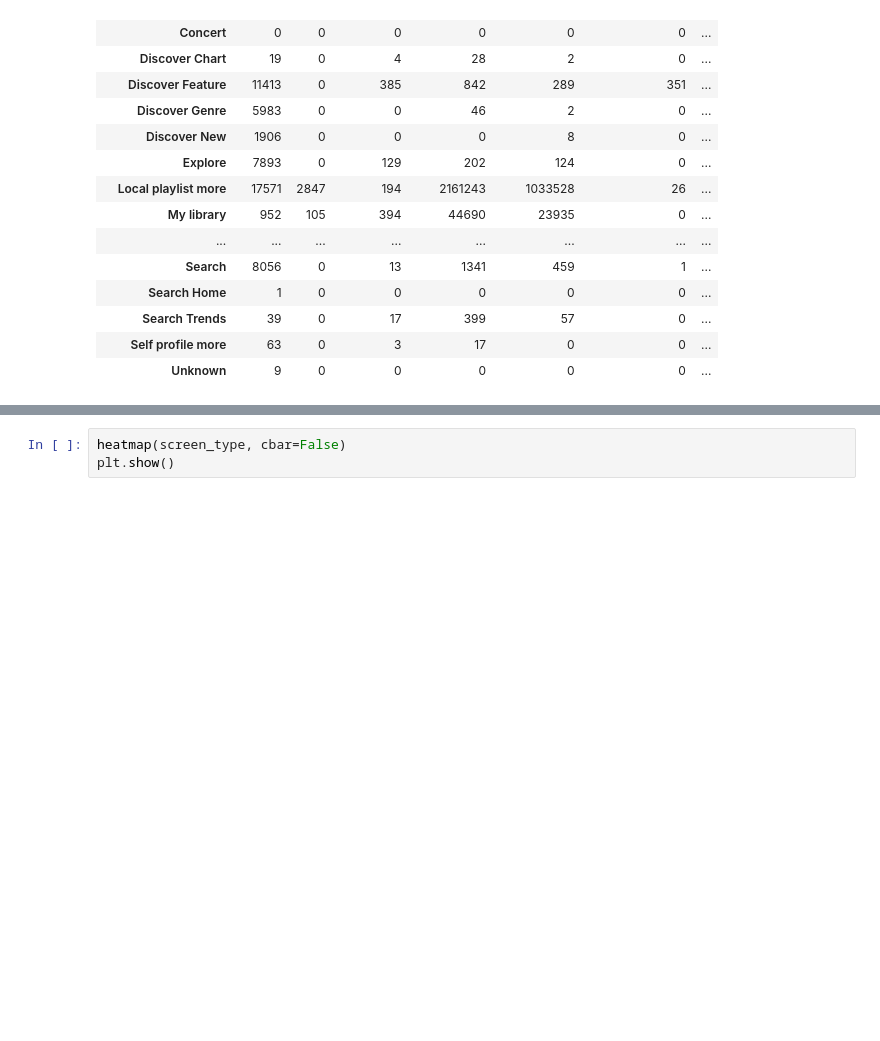
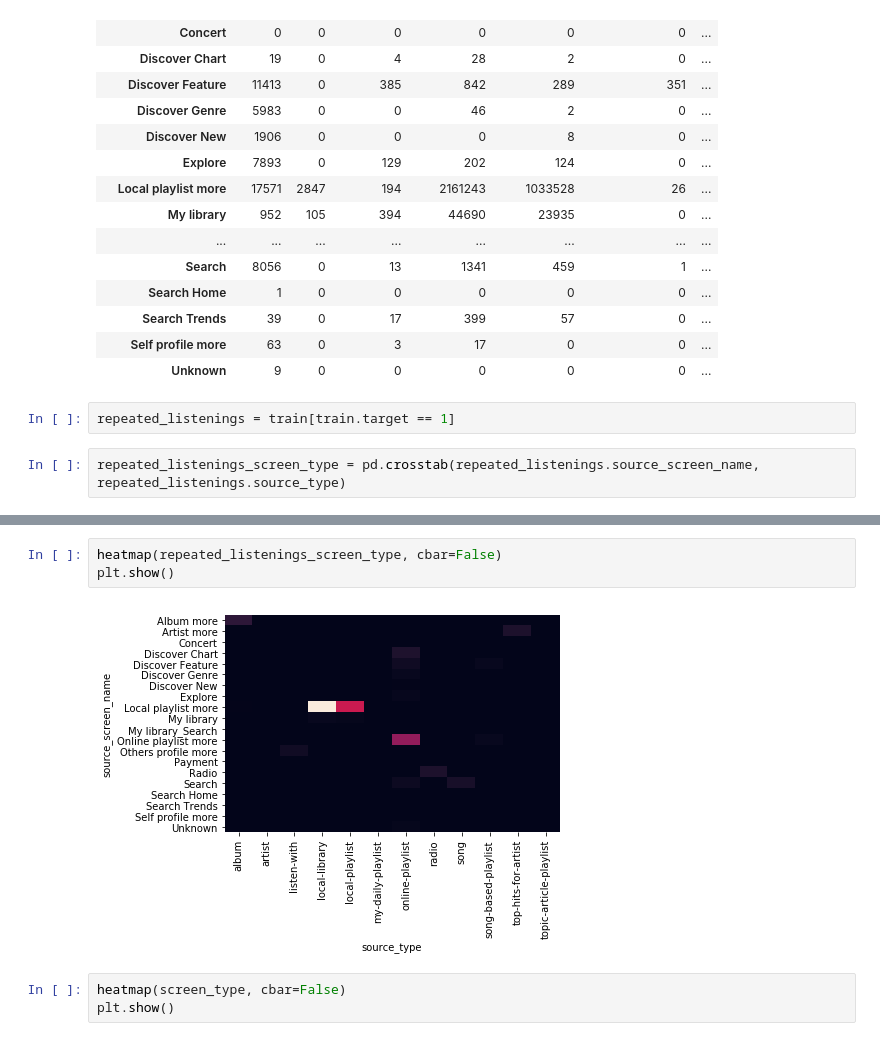
Before and after one commit to PaulPruliere/wsdm, a Jupyter notebook: wsdm.ipynb, the cells around one changed output, grey strips where cells are left out. Drawn from its saved outputs; the diff is of its cells as text; blank space fills up the shorter version.

```diff
--- a/wsdm.ipynb
+++ b/wsdm.ipynb
@@ -210,3 +231,7 @@ screen_type
 | Search Trends | 39 | 0 | 17 | 399 | 57 | 0 | ... |
 | Self profile more | 63 | 0 | 3 | 17 | 0 | 0 | ... |
 | Unknown | 9 | 0 | 0 | 0 | 0 | 0 | ... |
+# %%
+repeated_listenings = train[train.target == 1]
+# %%
+repeated_listenings_screen_type = pd.crosstab(repeated_listenings.source_screen_name, repeated_listenings.source_type)
@@ -213,3 +259,8 @@ screen_type
+# %%
+heatmap(repeated_listenings_screen_type, cbar=False)
+plt.show()
+# %% [output]
+[figure, added]
 # %%
 heatmap(screen_type, cbar=False)
 plt.show()
```
Also changed, not shown: parts of 22 cells of this notebook.
